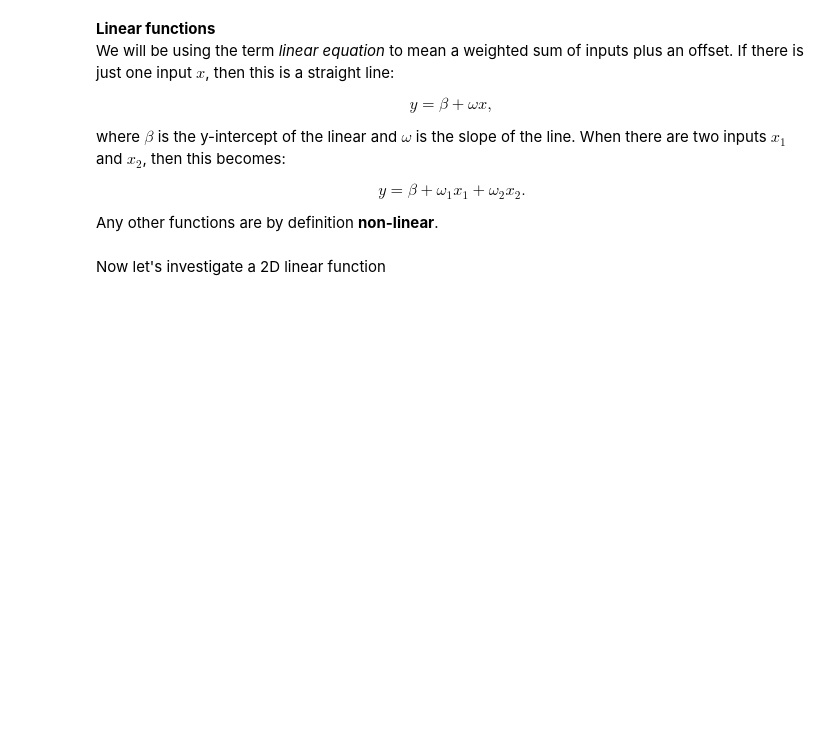
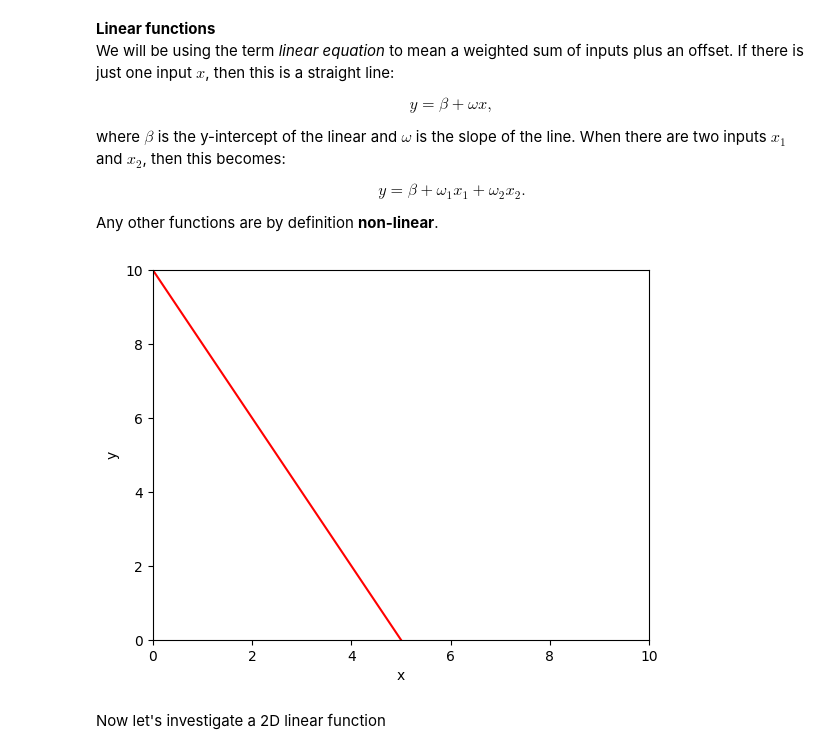
Before and after one commit to bop-hz/stats, a Jupyter notebook: Notebooks/Chap01/1_1_BackgroundMathematics.ipynb, the cells around one changed output. Cells and saved outputs as stored; diff of their text form; code cells hidden in the pictures; blank space fills up the shorter version.

```diff
--- a/Notebooks/Chap01/1_1_BackgroundMathematics.ipynb
+++ b/Notebooks/Chap01/1_1_BackgroundMathematics.ipynb
@@ -32,24 +32,26 @@ def linear_function_1D(x,beta,omega):
 # %%
 # Plot the 1D linear function
 
 # Define an array of x values from 0 to 10 with increments of 0.01
 # https://numpy.org/doc/stable/reference/generated/numpy.arange.html
 x = np.arange(0.0,10.0, 0.01)
 # Compute y using the function you filled in above
-beta = 0.0; omega = 1.0
+beta = 10.0; omega = -2
 
 y = linear_function_1D(x,beta,omega)
 
 # Plot this function
 fig, ax = plt.subplots()
 ax.plot(x,y,'r-')
 ax.set_ylim([0,10]);ax.set_xlim([0,10])
 ax.set_xlabel('x'); ax.set_ylabel('y')
 plt.show()
 
 # TODO -- experiment with changing the values of beta and omega
 # to understand what they do.  Try to make a line
 # that crosses the y-axis at y=10 and the x-axis at x=5
+# %% [output]
+[figure, added]
 # %% [markdown]
 Now let's investigate a 2D linear function
 # %%
```
Also changed, not shown: parts of 6 cells of this notebook.
